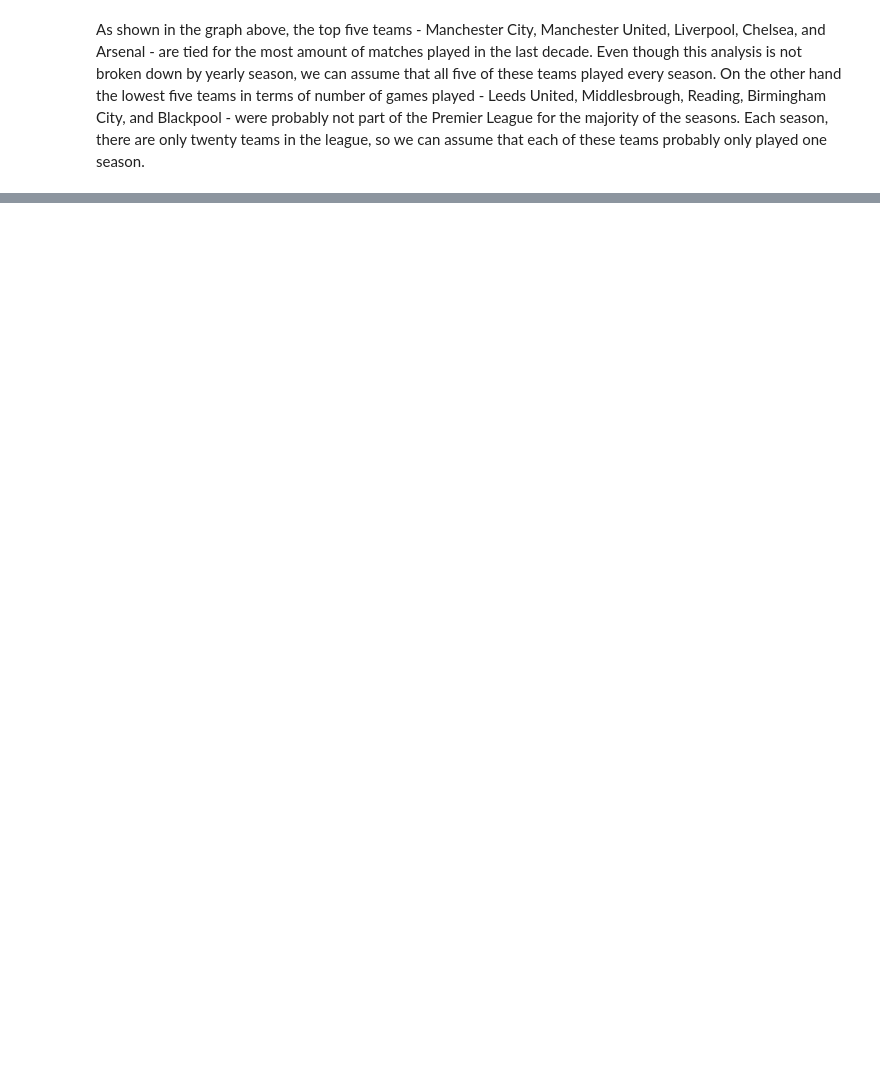
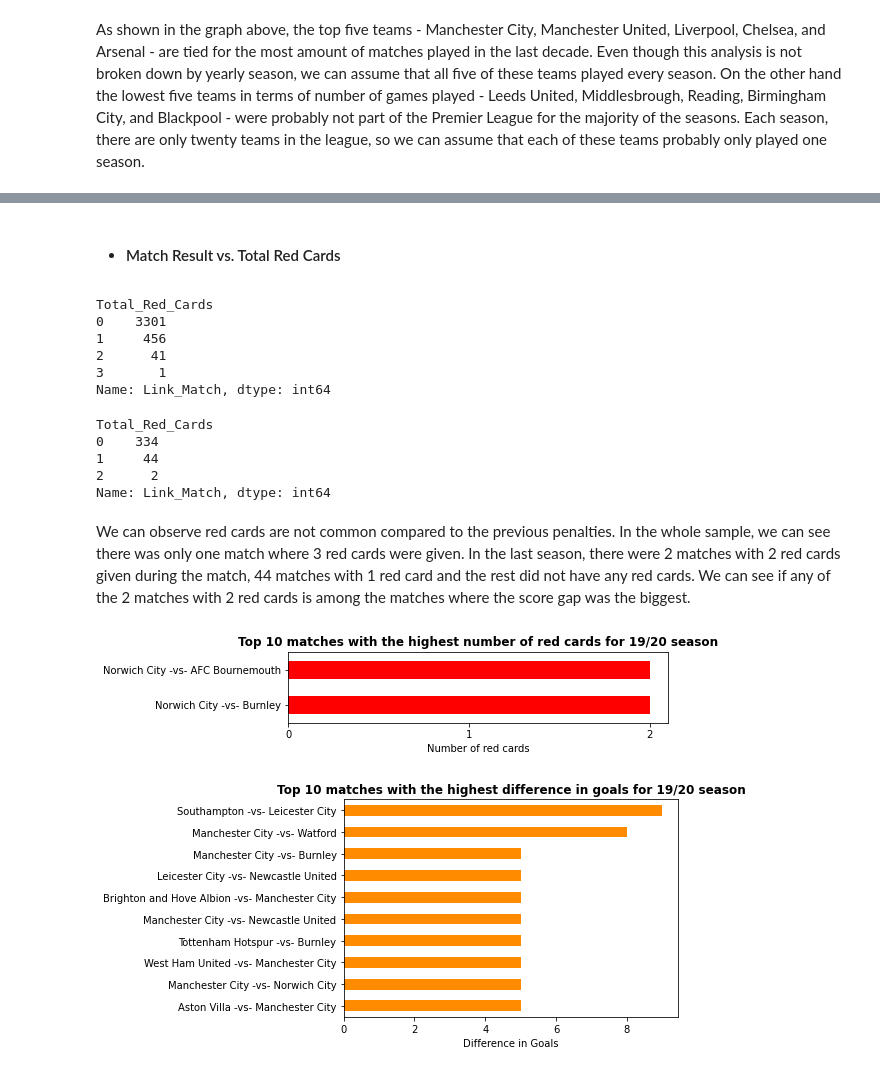
Before and after one commit to salorh/data_bootcamp_final_project, a Jupyter notebook: premier_league_final_project.ipynb, the cells around one changed output, grey strips where cells are left out. Cells and saved outputs as stored; diff of their text form; code cells hidden in the pictures; blank space fills up the shorter version.

```diff
--- a/premier_league_final_project.ipynb
+++ b/premier_league_final_project.ipynb
@@ -392,0 +585,42 @@ As shown in the graph above, the top five teams - Manchester City, Manchester Un
+# %% [markdown]
+* #### Match Result vs. Total Red Cards
+# %%
+df.groupby('Total_Red_Cards')['Link_Match'].nunique()
+# %% [output]
+Total_Red_Cards
+0    3301
+1     456
+2      41
+3       1
+Name: Link_Match, dtype: int64
+# %%
+df_last_season.groupby('Total_Red_Cards')['Link_Match'].nunique()
+# %% [output]
+Total_Red_Cards
+0    334
+1     44
+2      2
+Name: Link_Match, dtype: int64
+# %% [markdown]
+We can observe red cards are not common compared to the previous penalties. In the whole sample, we can see there was only one match where 3 red cards were given. In the last season, there were 2 matches with 2 red cards given during the match, 44 matches with 1 red card and the rest did not have any red cards. We can see if any of the 2 matches with 2 red cards is among the matches where the score gap was the biggest.
+# %%
+fig, ax = plt.subplots()
+df_last_season[['Total_Red_Cards']].sort_values('Total_Red_Cards', ascending = False).head(2).plot.barh(ax=ax, color = 'red', figsize=(6.8,1.3))
+ax.invert_yaxis()
+ax.set_title('Top 10 matches with the highest number of red cards for 19/20 season', fontweight = 'bold')
+ax.set_xlabel('Number of red cards')
+ax.yaxis.label.set_visible(False)
+ax.get_legend().remove()
+ax.set_xticks(np.arange(0, 3, 1))
+
+#Top 10 matches with the highest difference in goals for 19/20 season
+fig, ax = plt.subplots()
+df_last_season[['Sg_Match_Ft']].sort_values('Sg_Match_Ft', ascending = False).head(10).plot.barh(ax=ax, color = 'darkorange')
+ax.invert_yaxis()
+ax.set_title('Top 10 matches with the highest difference in goals for 19/20 season', fontweight = 'bold')
+ax.get_legend().remove()
+ax.set_xlabel('Difference in Goals')
+ax.yaxis.label.set_visible(False)
+# %% [output]
+[figure, added]
+[figure, added]
```
Also changed, not shown: parts of 67 cells of this notebook.
